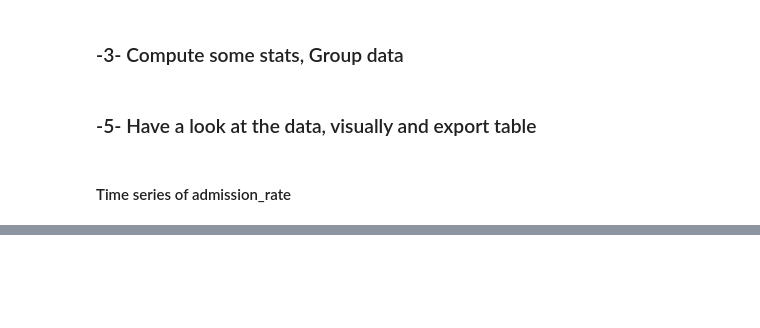
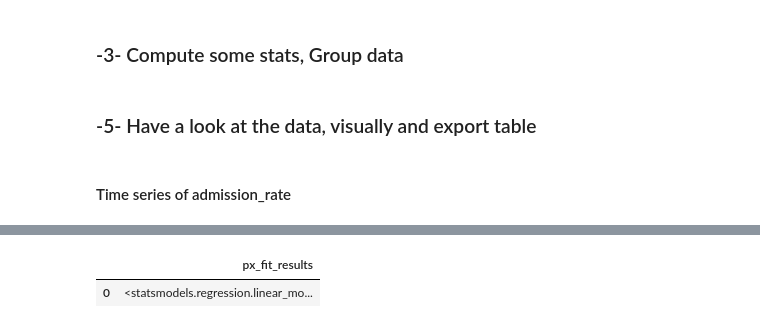
Before and after one commit to dagny099/does_good_payoff, a Jupyter notebook: notebooks/Data _Incubator_EDA_barb.ipynb, the cells around one changed output, grey strips where cells are left out. Cells and saved outputs as stored; diff of their text form; code cells hidden in the pictures; blank space fills up the shorter version.

Commit message:
added Tab for linear fit

```diff
--- a/notebooks/Data _Incubator_EDA_barb.ipynb
+++ b/notebooks/Data _Incubator_EDA_barb.ipynb
@@ -420,0 +454,5 @@ Index(['Sum', 'Nschools'], dtype='object')
+# %%
+results
+# %% [output]
+|  | px_fit_results |
+| 0 | <statsmodels.regression.linear_mo... |
```
Also changed, not shown: parts of 10 cells of this notebook, 1 other file.
